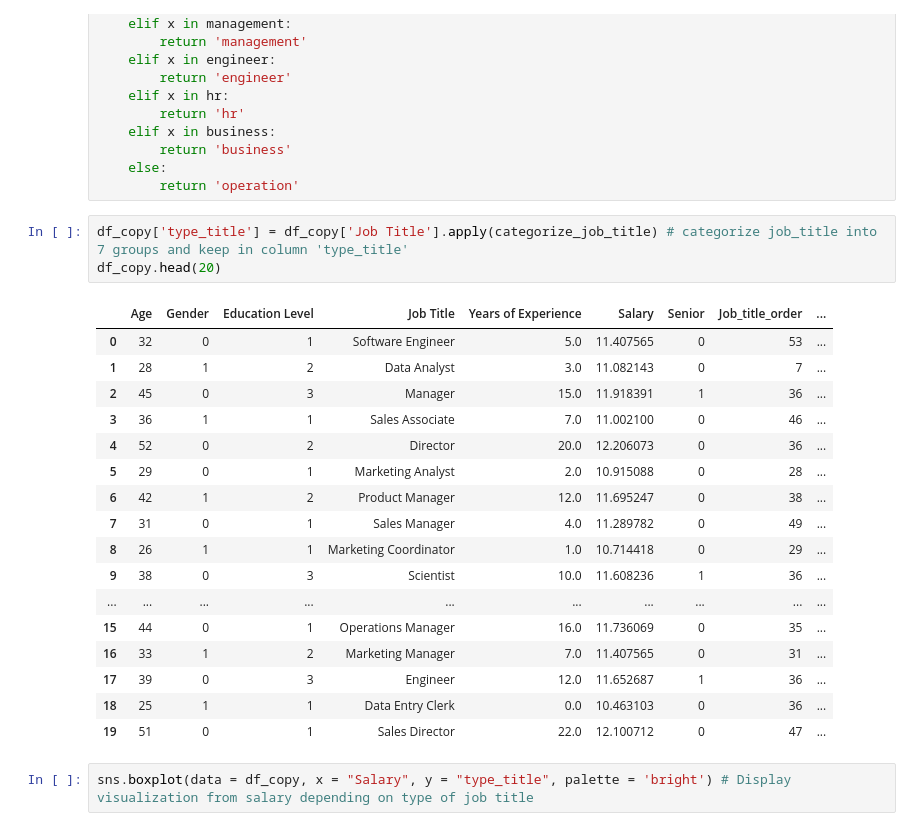
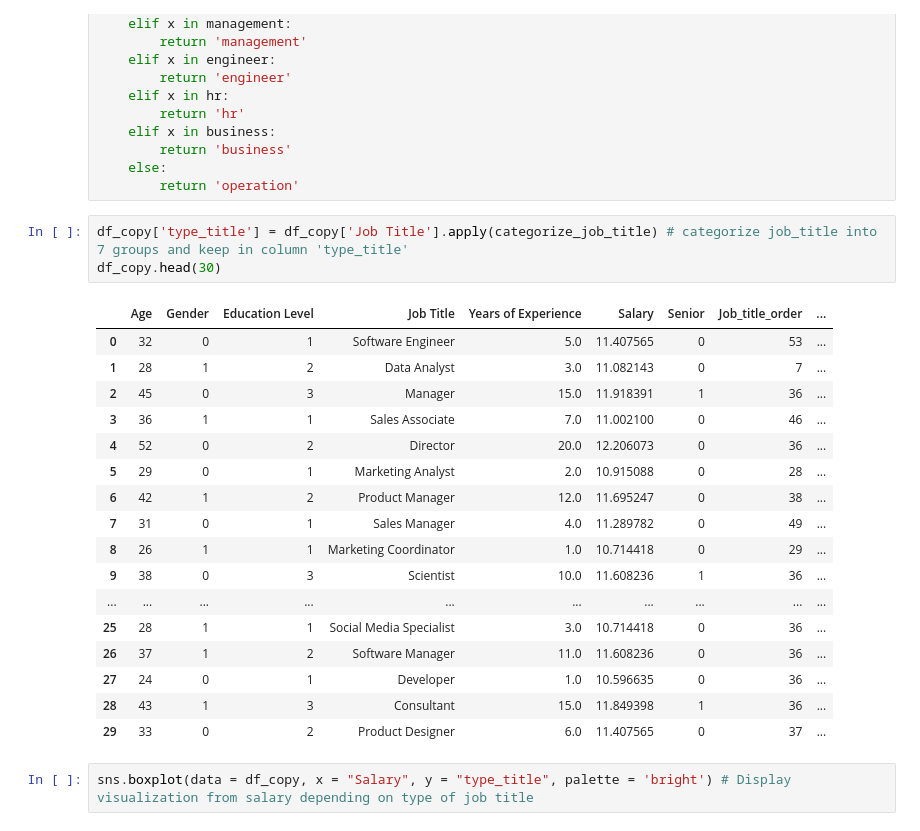
Before and after one commit to shaficse/SalaryPrediction, a Jupyter notebook: SalaryPrediction.ipynb, the cells around one changed output. Cells and saved outputs as stored; diff of their text form.

```diff
--- a/SalaryPrediction.ipynb
+++ b/SalaryPrediction.ipynb
@@ -616,25 +612,25 @@ def categorize_job_title(x):
         return 'operation'
 # %%
 df_copy['type_title'] = df_copy['Job Title'].apply(categorize_job_title) # categorize job_title into 7 groups and keep in column 'type_title'
-df_copy.head(20)
+df_copy.head(30)
 # %% [output]
 |  | Age | Gender | Education Level | Job Title | Years of Experience | Salary | Senior | Job_title_order | ... |
 | 0 | 32 | 0 | 1 | Software Engineer | 5.0 | 11.407565 | 0 | 53 | ... |
 | 1 | 28 | 1 | 2 | Data Analyst | 3.0 | 11.082143 | 0 | 7 | ... |
 | 2 | 45 | 0 | 3 | Manager | 15.0 | 11.918391 | 1 | 36 | ... |
 | 3 | 36 | 1 | 1 | Sales Associate | 7.0 | 11.002100 | 0 | 46 | ... |
 | 4 | 52 | 0 | 2 | Director | 20.0 | 12.206073 | 0 | 36 | ... |
 | 5 | 29 | 0 | 1 | Marketing Analyst | 2.0 | 10.915088 | 0 | 28 | ... |
 | 6 | 42 | 1 | 2 | Product Manager | 12.0 | 11.695247 | 0 | 38 | ... |
 | 7 | 31 | 0 | 1 | Sales Manager | 4.0 | 11.289782 | 0 | 49 | ... |
 | 8 | 26 | 1 | 1 | Marketing Coordinator | 1.0 | 10.714418 | 0 | 29 | ... |
 | 9 | 38 | 0 | 3 | Scientist | 10.0 | 11.608236 | 1 | 36 | ... |
 | ... | ... | ... | ... | ... | ... | ... | ... | ... | ... |
-| 15 | 44 | 0 | 1 | Operations Manager | 16.0 | 11.736069 | 0 | 35 | ... |
-| 16 | 33 | 1 | 2 | Marketing Manager | 7.0 | 11.407565 | 0 | 31 | ... |
-| 17 | 39 | 0 | 3 | Engineer | 12.0 | 11.652687 | 1 | 36 | ... |
-| 18 | 25 | 1 | 1 | Data Entry Clerk | 0.0 | 10.463103 | 0 | 36 | ... |
-| 19 | 51 | 0 | 1 | Sales Director | 22.0 | 12.100712 | 0 | 47 | ... |
+| 25 | 28 | 1 | 1 | Social Media Specialist | 3.0 | 10.714418 | 0 | 36 | ... |
+| 26 | 37 | 1 | 2 | Software Manager | 11.0 | 11.608236 | 0 | 36 | ... |
+| 27 | 24 | 0 | 1 | Developer | 1.0 | 10.596635 | 0 | 36 | ... |
+| 28 | 43 | 1 | 3 | Consultant | 15.0 | 11.849398 | 1 | 36 | ... |
+| 29 | 33 | 0 | 2 | Product Designer | 6.0 | 11.407565 | 0 | 37 | ... |
 # %%
 sns.boxplot(data = df_copy, x = "Salary", y = "type_title", palette = 'bright') # Display visualization from salary depending on type of job title
 # %% [output]
```
Also changed, not shown: parts of 10 cells of this notebook.
